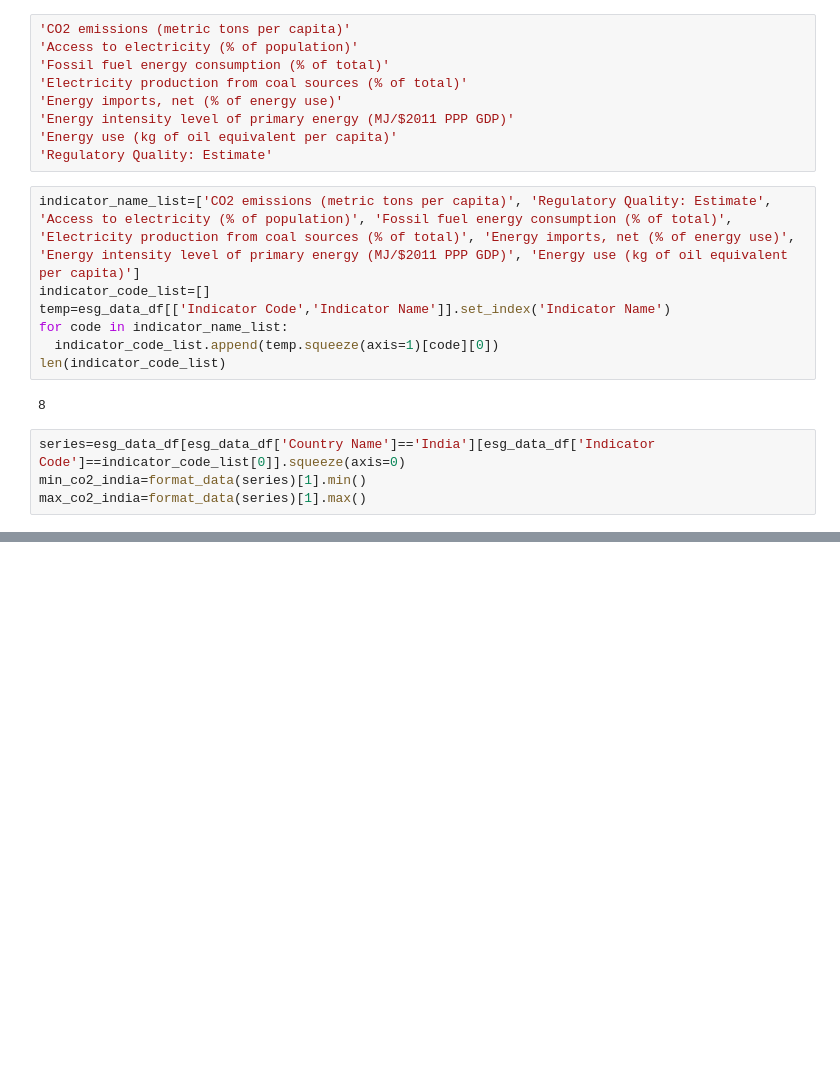
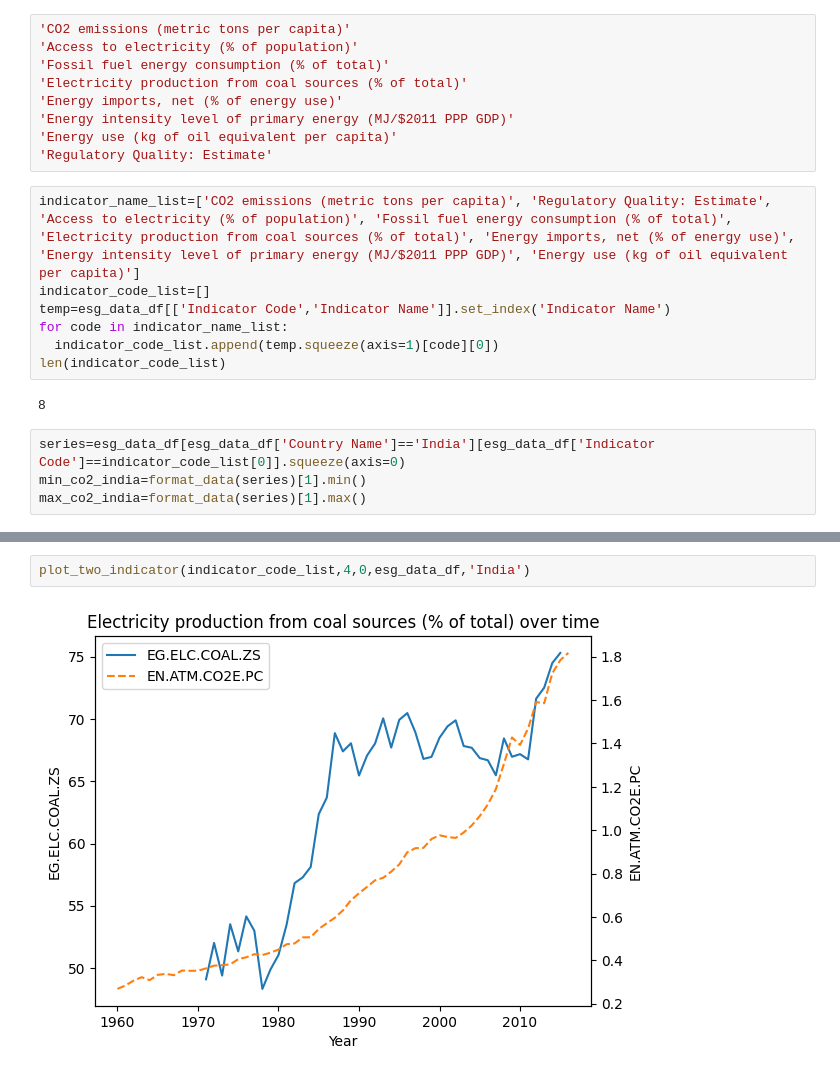
Before and after one commit to ashishsaranshakya/learning_data_analytics, a Jupyter notebook: Environment_Social_And_Governance_Data_Analysis.ipynb, the cells around one changed output, grey strips where cells are left out. Saved outputs shown, nothing was run; the diff lists cells and outputs as text; blank space fills up the shorter version.

```diff
--- a/Environment_Social_And_Governance_Data_Analysis.ipynb
+++ b/Environment_Social_And_Governance_Data_Analysis.ipynb
@@ -136,0 +157,4 @@ for indicator in indicator_code_list[1:]:
+# %%
+plot_two_indicator(indicator_code_list,4,0,esg_data_df,'India')
+# %% [output]
+[figure, added]
```
Also changed, not shown: parts of 12 cells of this notebook.
